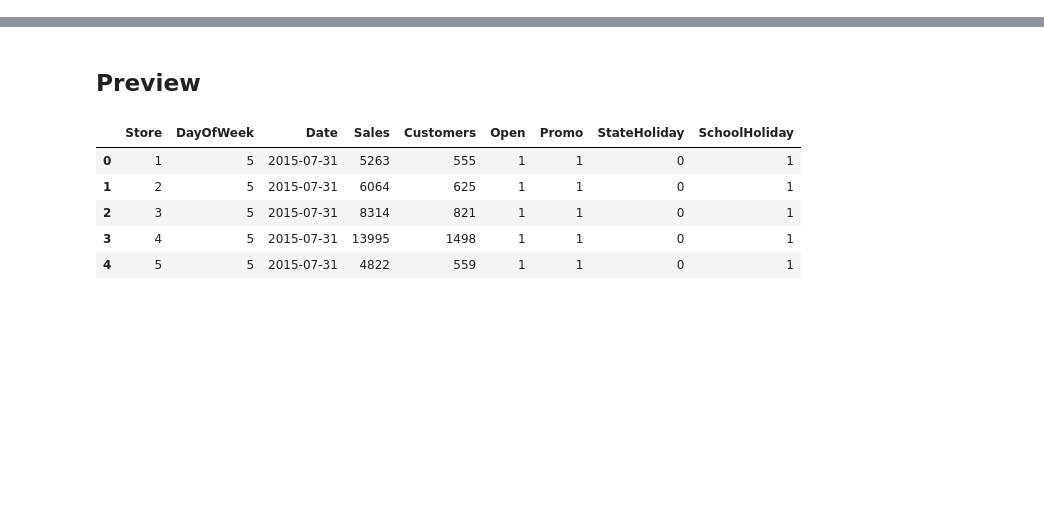
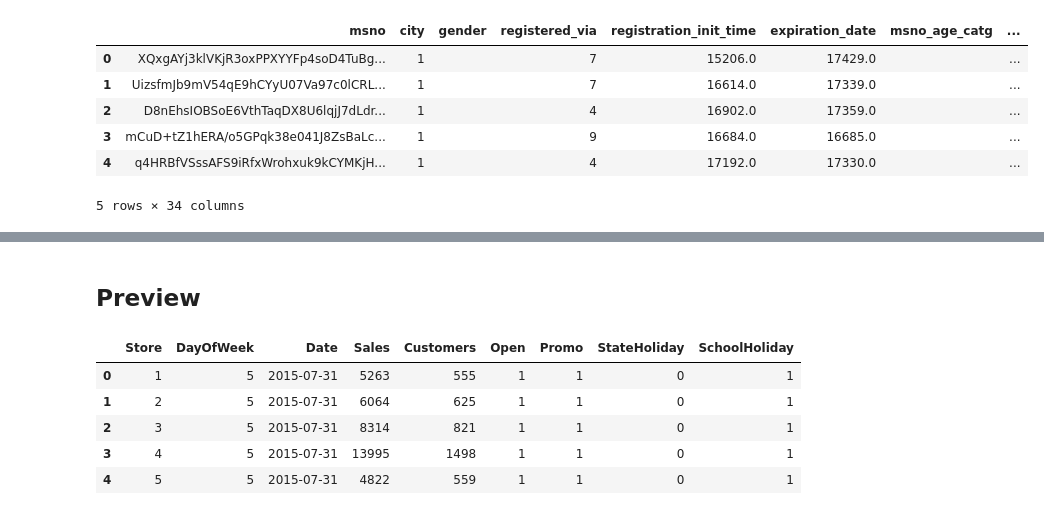
Before and after one commit to CloudMile/ml-specialized, a Jupyter notebook: rossmann/rossman.ipynb, the cells around one changed output, grey strips where cells are left out. Drawn from its saved outputs; the diff is of its cells as text; code cells hidden in the pictures; blank space fills up the shorter version.

```diff
--- a/rossmann/rossman.ipynb
+++ b/rossmann/rossman.ipynb
@@ -58,0 +57,11 @@ init logger instance ...
+# %%
+a = pd.read_hdf('D:/Python/notebook/ml_specialized/kkbox/data/processed/prepared/member.h', key='df')
+a.head()
+# %% [output]
+|  | msno | city | gender | registered_via | registration_init_time | expiration_date | msno_age_catg | ... |
+| 0 | XQxgAYj3klVKjR3oxPPXYYFp4soD4TuBg... | 1 |  | 7 | 15206.0 | 17429.0 |  | ... |
+| 1 | UizsfmJb9mV54qE9hCYyU07Va97c0lCRL... | 1 |  | 7 | 16614.0 | 17339.0 |  | ... |
+| 2 | D8nEhsIOBSoE6VthTaqDX8U6lqjJ7dLdr... | 1 |  | 4 | 16902.0 | 17359.0 |  | ... |
+| 3 | mCuD+tZ1hERA/o5GPqk38e041J8ZsBaLc... | 1 |  | 9 | 16684.0 | 16685.0 |  | ... |
+| 4 | q4HRBfVSssAFS9iRfxWrohxuk9kCYMKjH... | 1 |  | 4 | 17192.0 | 17330.0 |  | ... |
+5 rows × 34 columns
```
Also changed, not shown: parts of 2 cells of this notebook, 2 other files.
